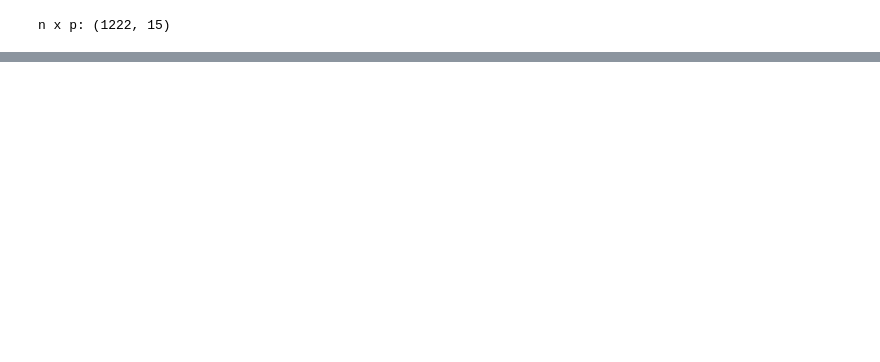
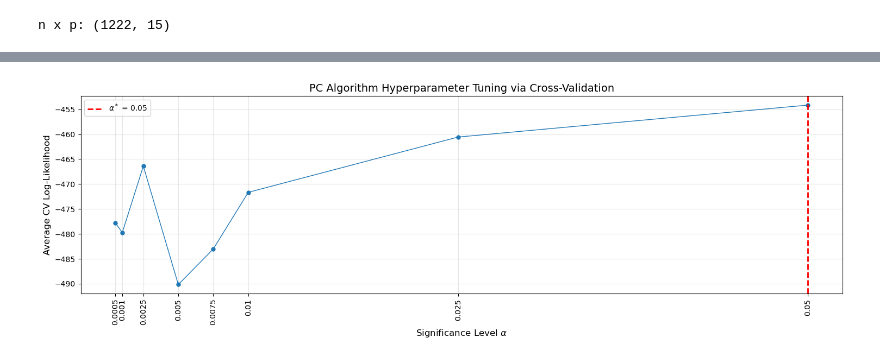
Before and after one commit to dimitris-markopoulos/financial-graphical-models, a Jupyter notebook: notebooks/04_directed_model.ipynb, the cells around one changed output, grey strips where cells are left out. Drawn from its saved outputs; the diff is of its cells as text; code cells hidden in the pictures; blank space fills up the shorter version.

```diff
--- a/notebooks/04_directed_model.ipynb
+++ b/notebooks/04_directed_model.ipynb
@@ -166,3 +219,21 @@ plt.show()
+# %%
+alphas = np.array(alpha_grid)
+scores = np.array([avg_scores[a] for a in alpha_grid])
+
+plt.figure(figsize=(15, 5))
+plt.plot(alphas, scores, marker='o', linewidth=1, markersize=5)
+plt.xlabel(r"Significance Level $\alpha$", fontsize=12)
+plt.ylabel("Average CV Log-Likelihood", fontsize=12)
+plt.title("PC Algorithm Hyperparameter Tuning via Cross-Validation", fontsize=14)
+plt.axvline(alpha_star, color='red', linestyle='--', linewidth=2, label=fr"$\alpha^*$ = {alpha_star}")
+plt.xticks(alphas, alphas, rotation=90)
+plt.legend()
+plt.grid(alpha=0.3)
+plt.tight_layout()
+plt.savefig(media_dir + "/CV_pc_algo.png")
+plt.show()
+# %% [output]
+[figure, added]
 # %%
 def pc_algorithm_hyperparameter_tuning(
     X, alpha_star=0.001, B=300,
```
Also changed, not shown: parts of 4 cells of this notebook, 5 other files.
